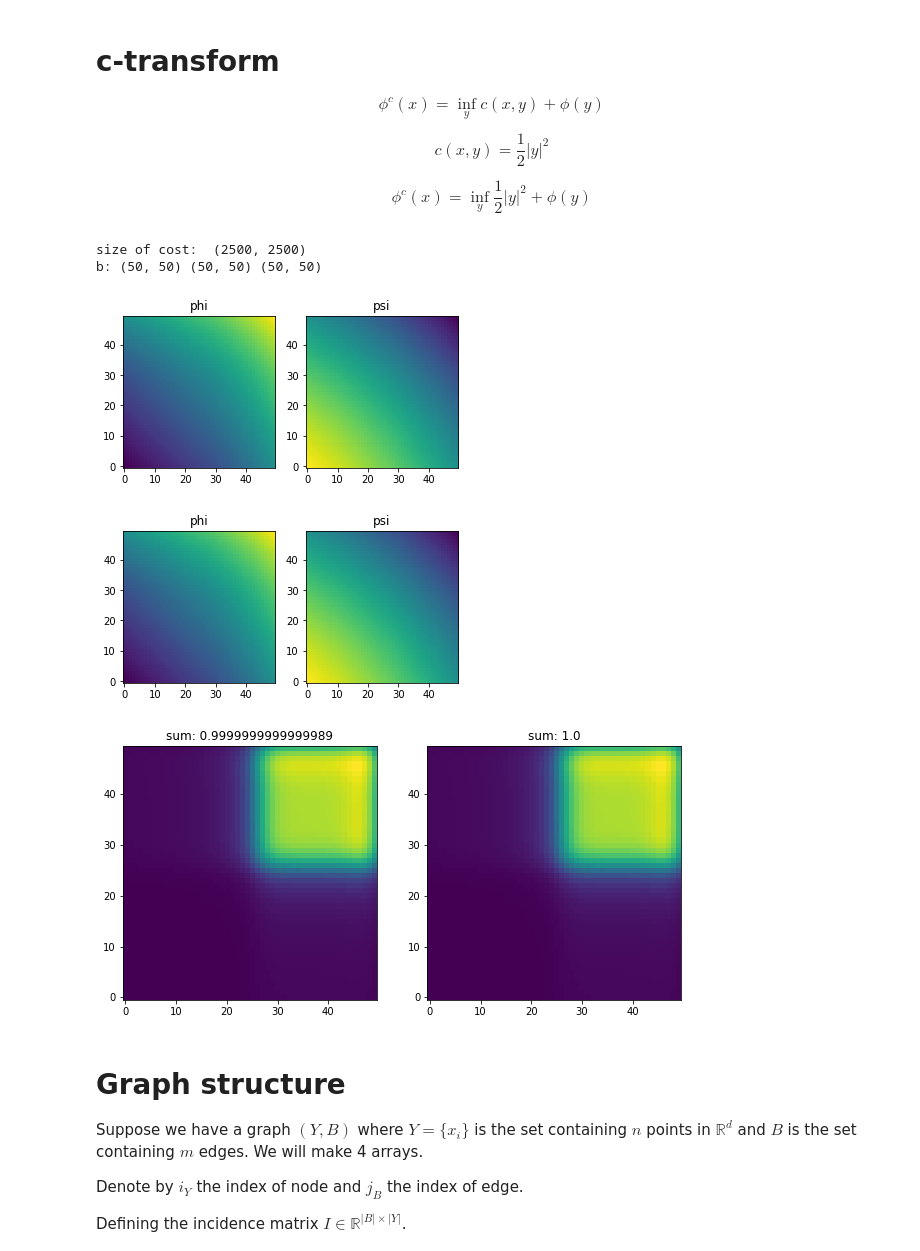
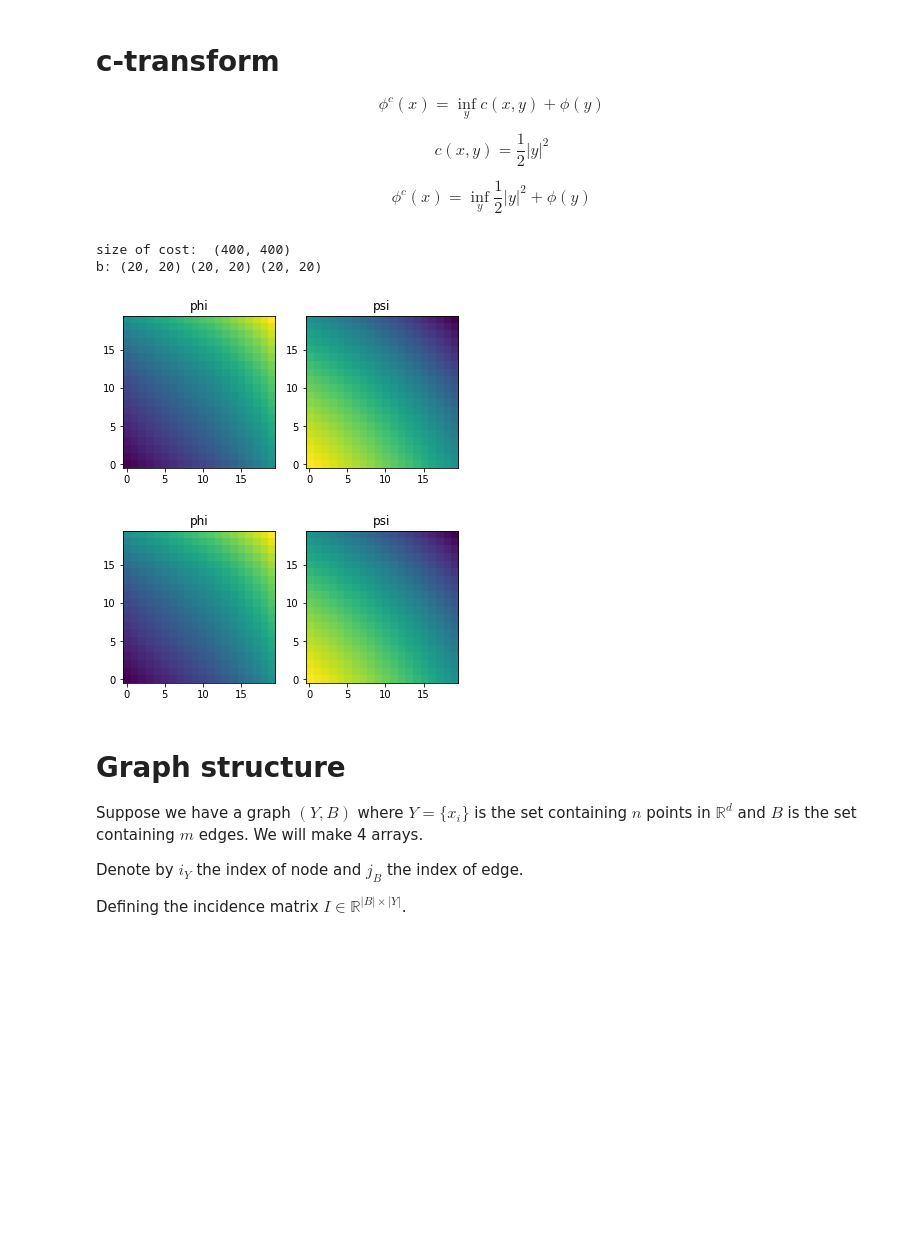
Before and after one commit to wonjunee/screening, a Jupyter notebook: python/screening_graph.ipynb, the cells around one changed output. Cells and saved outputs as stored; diff of their text form; code cells hidden in the pictures; blank space fills up the shorter version.

```diff
--- a/python/screening_graph.ipynb
+++ b/python/screening_graph.ipynb
@@ -150,7 +150,7 @@ from IPython import display
 
 # parameters
 # grid size n x n
-n = 50
+n = 20
 
 # step size for the gradient ascent
 L = 5000
@@ -203,46 +203,45 @@ plt.show()
 
 # phi  = torch.from_numpy(phi).type(torch.float32)
 cost = torch.from_numpy(cost_np)
 phi  = torch.from_numpy(phi_np)
 psi  = torch.from_numpy(psi_np)
 nu   = torch.from_numpy(nu_np)
 
 c_transform_forward(phi, psi, cost)
 
 fig = plt.figure()
 ax = fig.add_subplot(121)
 ax.imshow(phi, origin="lower")
 ax.set_title("phi")
 ax = fig.add_subplot(122)
 ax.imshow(psi, origin="lower")
 ax.set_title("psi")
 plt.show()
 
 
-fig,ax = plt.subplots(1,2,figsize=(10,5))
+# fig,ax = plt.subplots(1,2,figsize=(10,5))
 
-sc.approx_push_cpp(nu_np, psi_np, phi_np, cost_np, epsilon, dx, dy, yMax)
-ax[0].imshow(nu_np, origin='lower')
-ax[0].set_title(f"sum: {np.sum(nu_np)*dy*dy}")
+# sc.approx_push_cpp(nu_np, psi_np, phi_np, cost_np, epsilon, dx, dy, yMax)
+# ax[0].imshow(nu_np, origin='lower')
+# ax[0].set_title(f"sum: {np.sum(nu_np)*dy*dy}")
 
-approx_push(nu, psi, phi, cost, epsilon, dx, dy, yMax)
-ax[1].imshow(nu, origin='lower')
-ax[1].set_title(f"sum: {torch.sum(nu)*dy*dy}")
-plt.show()
+# approx_push(nu, psi, phi, cost, epsilon, dx, dy, yMax)
+# ax[1].imshow(nu, origin='lower')
+# ax[1].set_title(f"sum: {torch.sum(nu)*dy*dy}")
+# plt.show()
 
 u = np.zeros((n,n))
 
 if cuda:
   phi  = phi.cuda()
   psi  = psi.cuda()
   cost = cost.cuda()
   nu   = nu.cuda()
 # %% [output]
-size of cost:  (2500, 2500)
-b: (50, 50) (50, 50) (50, 50)
+size of cost:  (400, 400)
+b: (20, 20) (20, 20) (20, 20)
-[figure, old version]
+[figure, new version]
-[figure, old version]
+[figure, new version]
-[figure, removed]
 # %% [markdown]
 # Graph structure
 
```
Also changed, not shown: parts of 3 cells of this notebook, 1 other file.
